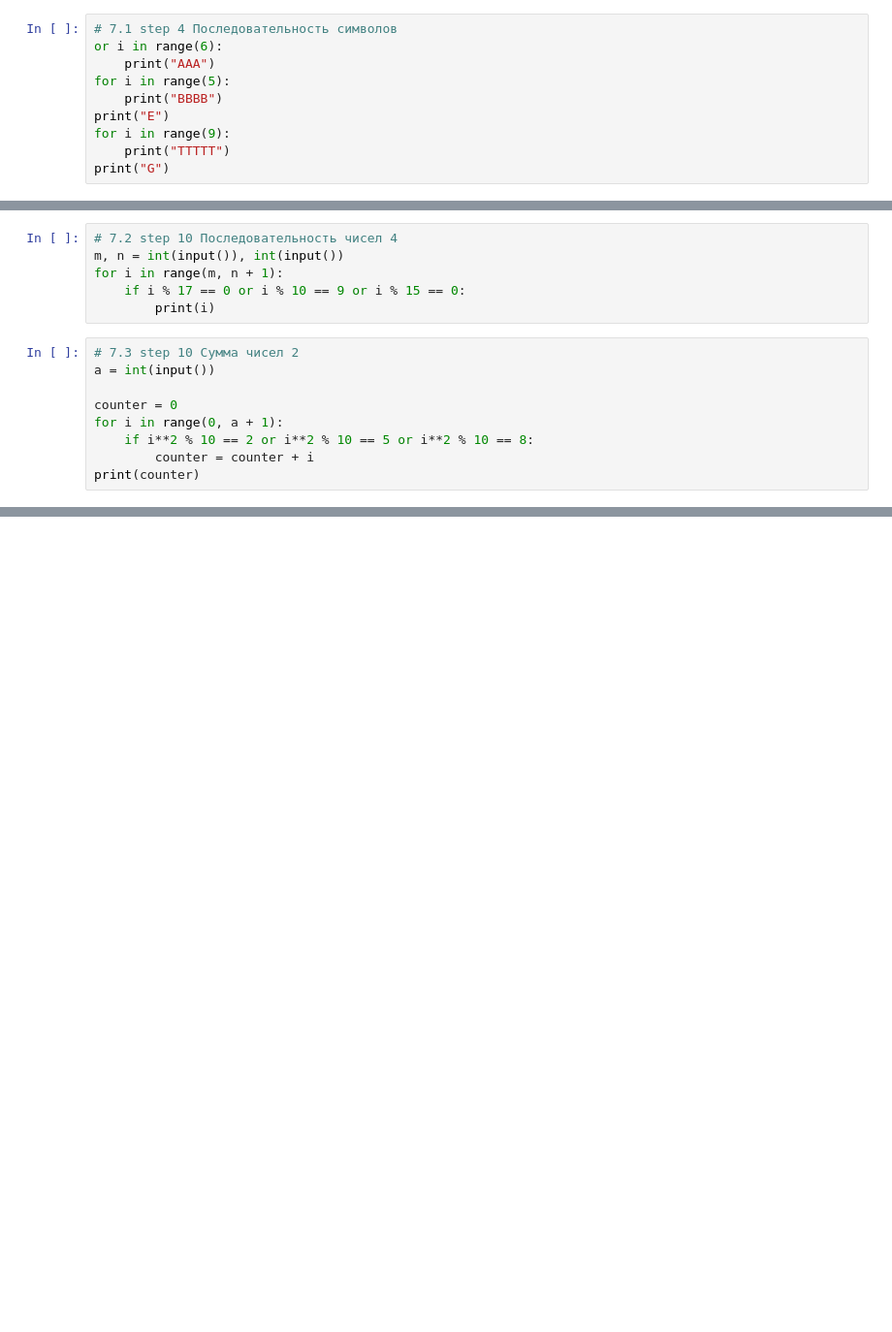
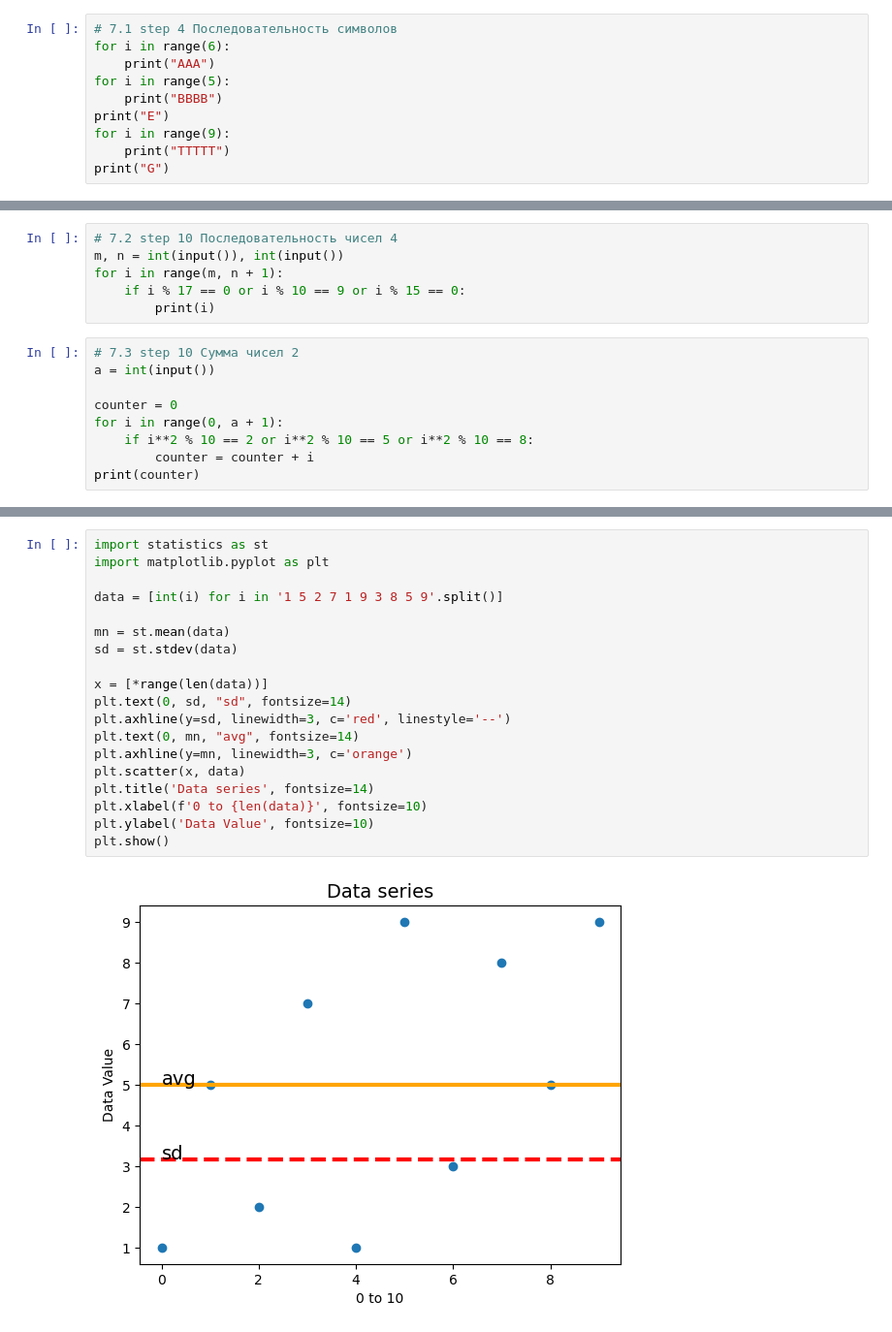
Before and after one commit to SENATOROVAI/python-vladimirkireev, a Jupyter notebook: Python/Courses/stepik/TasksCourseStepik.ipynb, the cells around one changed output, grey strips where cells are left out. Shown: that part at 97% size. Drawn from its saved outputs; the diff is of its cells as text; blank space fills up the shorter version.

```diff
--- a/Python/Courses/stepik/TasksCourseStepik.ipynb
+++ b/Python/Courses/stepik/TasksCourseStepik.ipynb
@@ -666,7 +666,7 @@ for i in range(times):
     print(stroke)
 # %%
 # 7.1 step 4 Последовательность символов
-or i in range(6):
+for i in range(6):
     print("AAA")
 for i in range(5):
     print("BBBB")
@@ -881,0 +905,21 @@ print(counter)
+# %%
+import statistics as st
+import matplotlib.pyplot as plt
+
+data = [int(i) for i in '1 5 2 7 1 9 3 8 5 9'.split()]
+
+mn = st.mean(data)
+sd = st.stdev(data)
+
+x = [*range(len(data))]
+plt.text(0, sd, "sd", fontsize=14)
+plt.axhline(y=sd, linewidth=3, c='red', linestyle='--')
+plt.text(0, mn, "avg", fontsize=14)
+plt.axhline(y=mn, linewidth=3, c='orange')
+plt.scatter(x, data)
+plt.title('Data series', fontsize=14)
+plt.xlabel(f'0 to {len(data)}', fontsize=10)
+plt.ylabel('Data Value', fontsize=10)
+plt.show()
+# %% [output]
+[figure, added]
```
Also changed, not shown: parts of 4 cells of this notebook, 2 other files.
